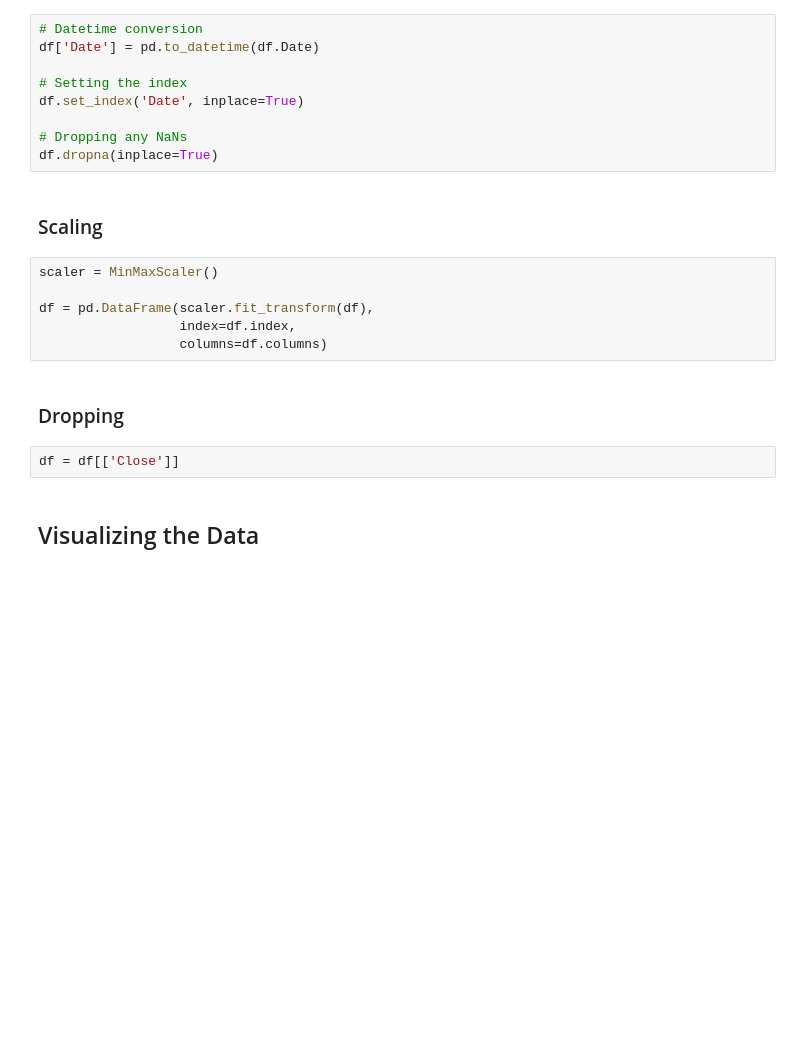
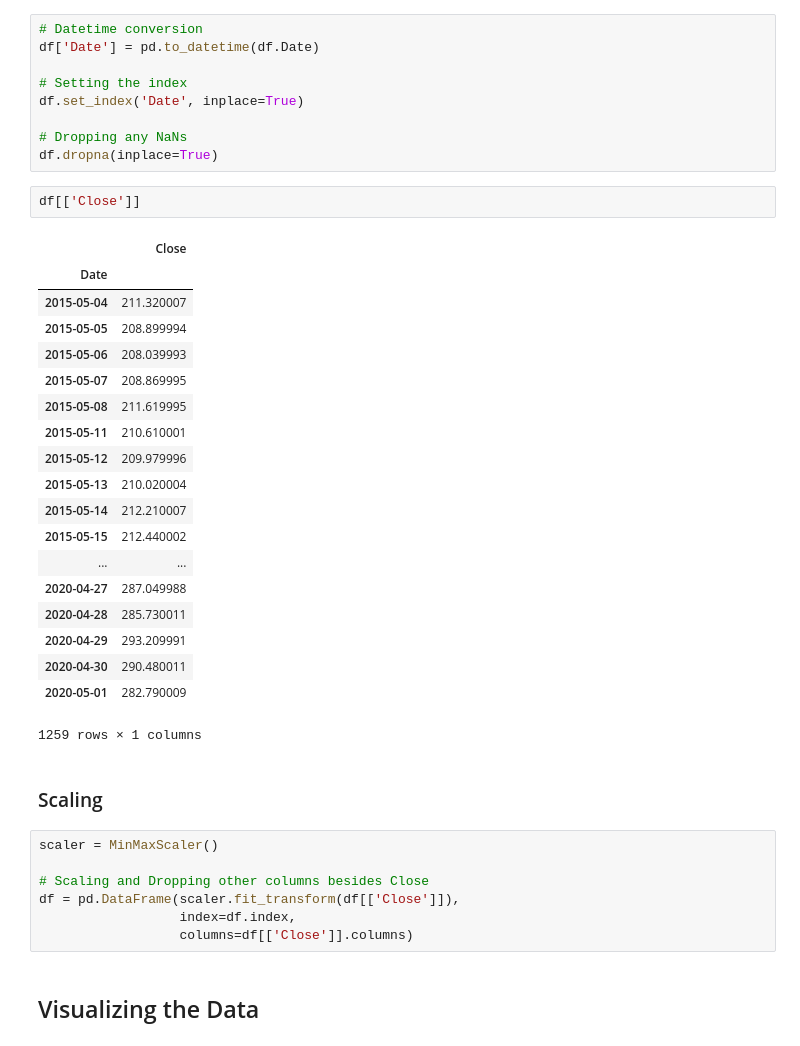
Before and after one commit to marcosan93/Price-Forecaster, a Jupyter notebook: ARMA-Stock-Model.ipynb, the cells around one changed output. Drawn from its saved outputs; the diff is of its cells as text; blank space fills up the shorter version.

```diff
--- a/ARMA-Stock-Model.ipynb
+++ b/ARMA-Stock-Model.ipynb
@@ -50,18 +50,37 @@ df.set_index('Date', inplace=True)
 
 # Dropping any NaNs
 df.dropna(inplace=True)
+# %%
+df[['Close']]
+# %% [output]
+|  | Close |
+| Date |  |
+| 2015-05-04 | 211.320007 |
+| 2015-05-05 | 208.899994 |
+| 2015-05-06 | 208.039993 |
+| 2015-05-07 | 208.869995 |
+| 2015-05-08 | 211.619995 |
+| 2015-05-11 | 210.610001 |
+| 2015-05-12 | 209.979996 |
+| 2015-05-13 | 210.020004 |
+| 2015-05-14 | 212.210007 |
+| 2015-05-15 | 212.440002 |
+| ... | ... |
+| 2020-04-27 | 287.049988 |
+| 2020-04-28 | 285.730011 |
+| 2020-04-29 | 293.209991 |
+| 2020-04-30 | 290.480011 |
+| 2020-05-01 | 282.790009 |
+1259 rows × 1 columns
 # %% [markdown]
 ### Scaling
 # %%
 scaler = MinMaxScaler()
 
-df = pd.DataFrame(scaler.fit_transform(df),
+# Scaling and Dropping other columns besides Close
+df = pd.DataFrame(scaler.fit_transform(df[['Close']]),
                   index=df.index,
-                  columns=df.columns)
+                  columns=df[['Close']].columns)
-# %% [markdown]
-### Dropping
-# %%
-df = df[['Close']]
 # %% [markdown]
 ## Visualizing the Data
 # %%
```
Also changed, not shown: parts of 5 cells of this notebook.
